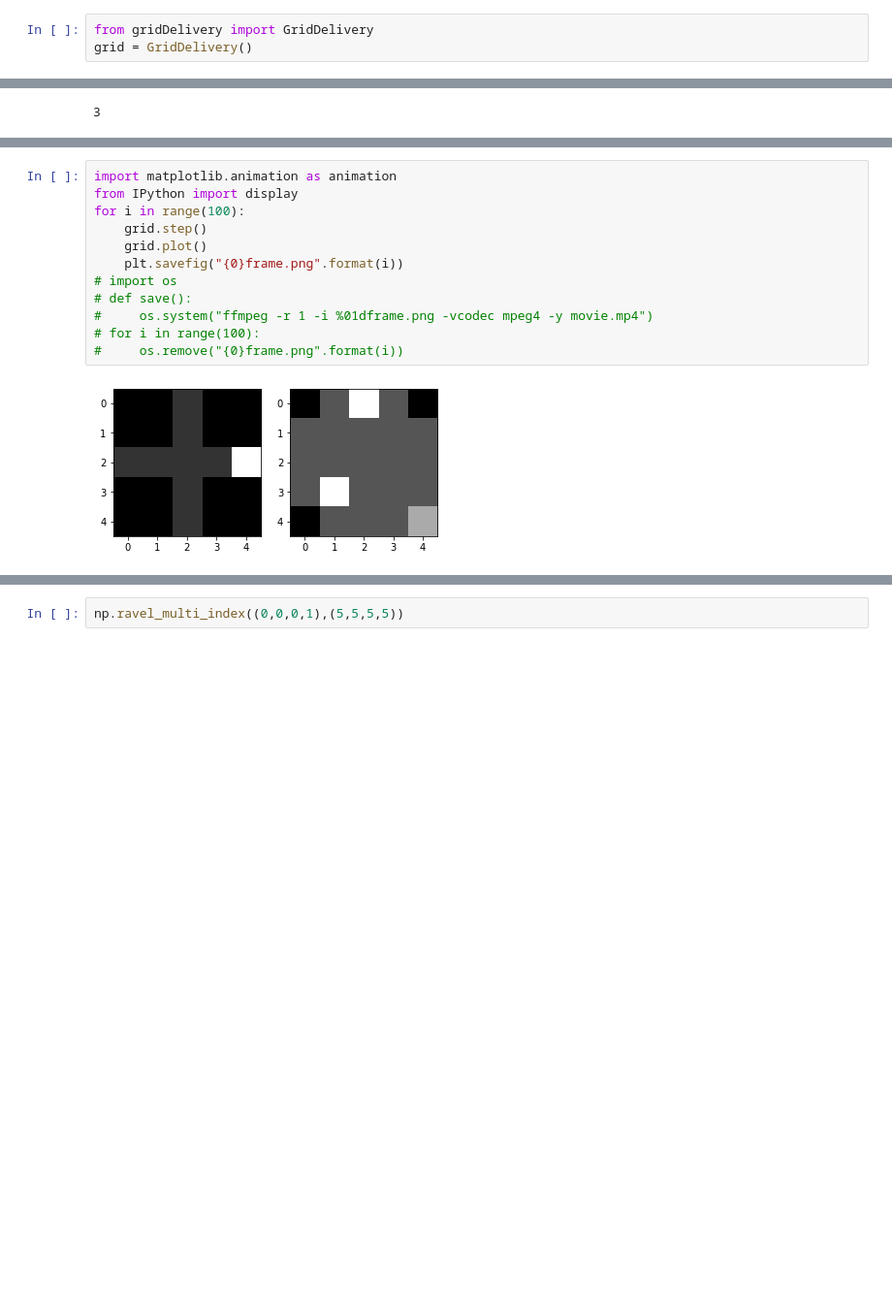
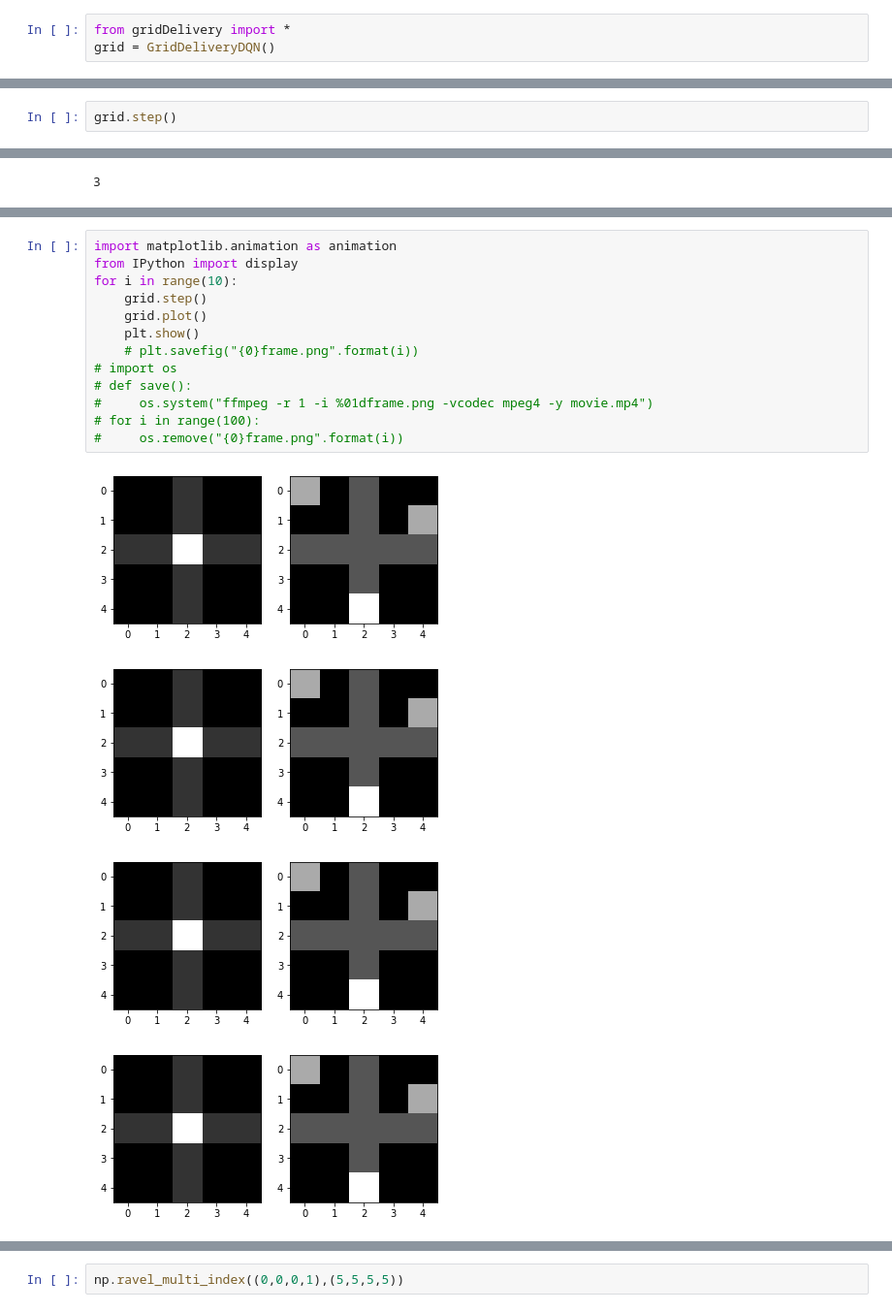
Before and after one commit to zd6/AA228_FinalProject, a Jupyter notebook: src/sandbox.ipynb, the cells around one changed output, grey strips where cells are left out. Shown: that part at 97% size. Drawn from its saved outputs; the diff is of its cells as text; blank space fills up the shorter version.

```diff
--- a/src/sandbox.ipynb
+++ b/src/sandbox.ipynb
@@ -9,5 +9,5 @@ import matplotlib.pylab as plt
 The autoreload extension is already loaded. To reload it, use:
   %reload_ext autoreload
 # %%
-from gridDelivery import GridDelivery
-grid = GridDelivery()
+from gridDelivery import *
+grid = GridDeliveryDQN()
@@ -22,0 +14,2 @@ plt.show()
+# %%
+grid.step()
@@ -32,14 +37,18 @@ plt.imshow(grid.Policy.U[:-1].reshape(5,-1))
 # %%
 import matplotlib.animation as animation
 from IPython import display
-for i in range(100):
+for i in range(10):
     grid.step()
     grid.plot()
-    plt.savefig("{0}frame.png".format(i))
+    plt.show()
+    # plt.savefig("{0}frame.png".format(i))
 # import os
 # def save():
 #     os.system("ffmpeg -r 1 -i %01dframe.png -vcodec mpeg4 -y movie.mp4")
 # for i in range(100):
 #     os.remove("{0}frame.png".format(i))
 # %% [output]
-[figure, old version]
+[figure, new version]
+[figure, added]
+[figure, added]
+[figure, added]
```
Also changed, not shown: parts of 7 cells of this notebook, 15 other files.
